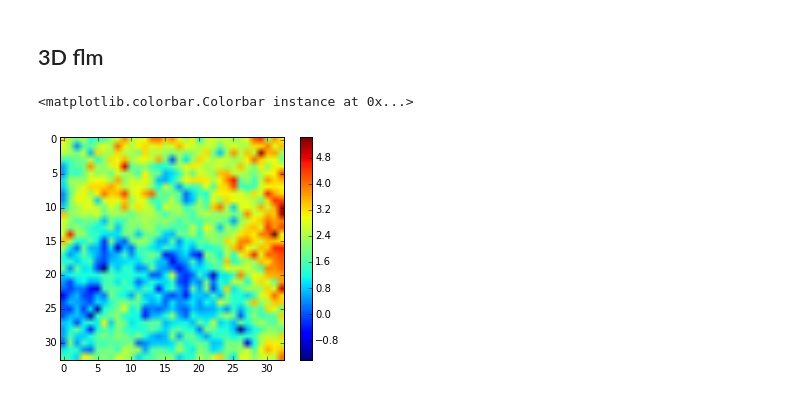
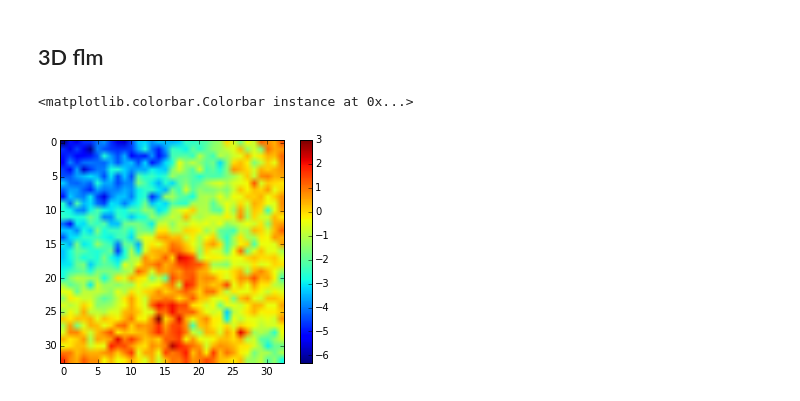
Before and after one commit to cpgr/flm, a Jupyter notebook: flmTesting.ipynb, the cells around one changed output. Drawn from its saved outputs; the diff is of its cells as text; code cells hidden in the pictures.

```diff
--- a/flmTesting.ipynb
+++ b/flmTesting.ipynb
@@ -95,8 +109,8 @@ n = 5
 data = flm(alpha, H, n, dim = 3, nm=10)
 # %%
 fig, ax = plt.subplots()
-img1 = ax.imshow(data[10])
+img1 = ax.imshow(data[30])
 fig.colorbar(img1, ax=ax)
 # %% [output]
 <matplotlib.colorbar.Colorbar instance at 0x...>
-[figure, old version]
+[figure, new version]
```
Also changed, not shown: parts of 10 cells of this notebook, 1 other file.
